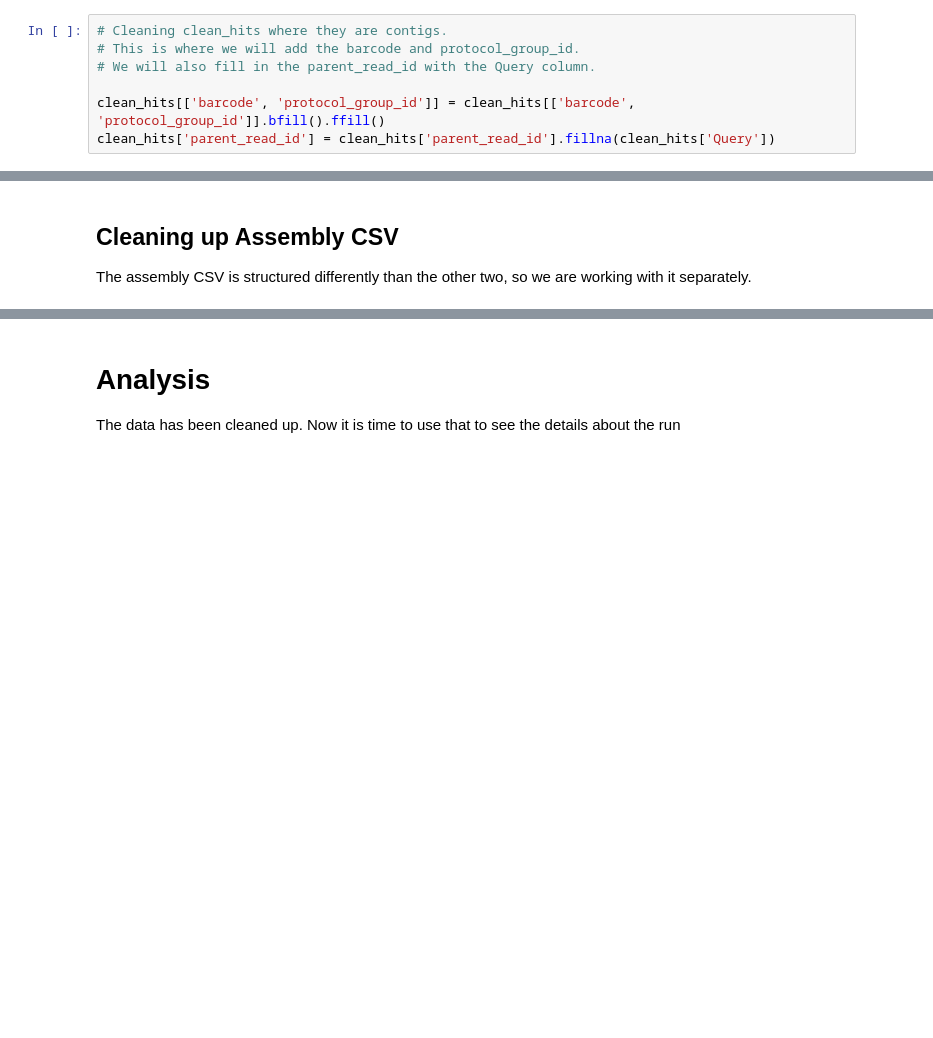
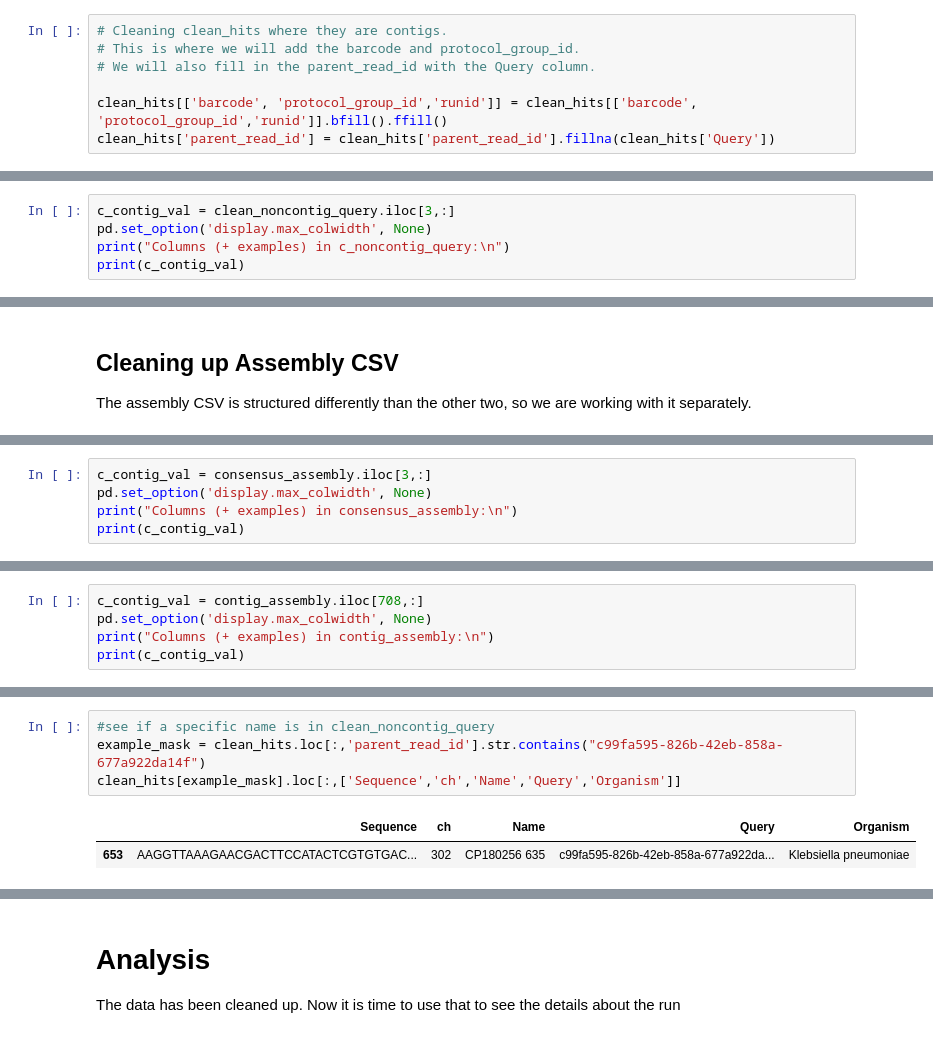
Before and after one commit to FHU-Bioinformatics/workflows, a Jupyter notebook: analysis-tools/Notebook.ipynb, the cells around one changed output, grey strips where cells are left out. Cells and saved outputs as stored; diff of their text form; blank space fills up the shorter version.

```diff
--- a/analysis-tools/Notebook.ipynb
+++ b/analysis-tools/Notebook.ipynb
@@ -166,7 +211,7 @@ for col in ['barcode', 'protocol_group_id']:
 # This is where we will add the barcode and protocol_group_id.
 # We will also fill in the parent_read_id with the Query column.
 
-clean_hits[['barcode', 'protocol_group_id']] = clean_hits[['barcode', 'protocol_group_id']].bfill().ffill()
+clean_hits[['barcode', 'protocol_group_id','runid']] = clean_hits[['barcode', 'protocol_group_id','runid']].bfill().ffill()
 clean_hits['parent_read_id'] = clean_hits['parent_read_id'].fillna(clean_hits['Query'])
 # %% [markdown]
 Final look at what the dataframe looks like along with final bug tests before analysis.
@@ -183,0 +265,5 @@ print("From a row in c_hits:\n", c_contig_val)
+# %%
+c_contig_val = clean_noncontig_query.iloc[3,:]
+pd.set_option('display.max_colwidth', None)
+print("Columns (+ examples) in c_noncontig_query:\n")
+print(c_contig_val)
@@ -235,0 +347,5 @@ for contig_label in contig_assembly["Sequence List Name"].unique().tolist():
+# %%
+c_contig_val = consensus_assembly.iloc[3,:]
+pd.set_option('display.max_colwidth', None)
+print("Columns (+ examples) in consensus_assembly:\n")
+print(c_contig_val)
@@ -235,0 +367,5 @@ for contig_label in contig_assembly["Sequence List Name"].unique().tolist():
+# %%
+c_contig_val = contig_assembly.iloc[708,:]
+pd.set_option('display.max_colwidth', None)
+print("Columns (+ examples) in contig_assembly:\n")
+print(c_contig_val)
@@ -236,2 +387,9 @@ for contig_label in contig_assembly["Sequence List Name"].unique().tolist():
+# %%
+#see if a specific name is in clean_noncontig_query
+example_mask = clean_hits.loc[:,'parent_read_id'].str.contains("c99fa595-826b-42eb-858a-677a922da14f")
+clean_hits[example_mask].loc[:,['Sequence','ch','Name','Query','Organism']]
+# %% [output]
+|  | Sequence | ch | Name | Query | Organism |
+| 653 | AAGGTTAAAGAACGACTTCCATACTCGTGTGAC... | 302 | CP180256 635 | c99fa595-826b-42eb-858a-677a922da... | Klebsiella pneumoniae |
 # %%
 # Connect the contigs to the query and hit dataframes.
```
Also changed, not shown: parts of 21 cells of this notebook.
